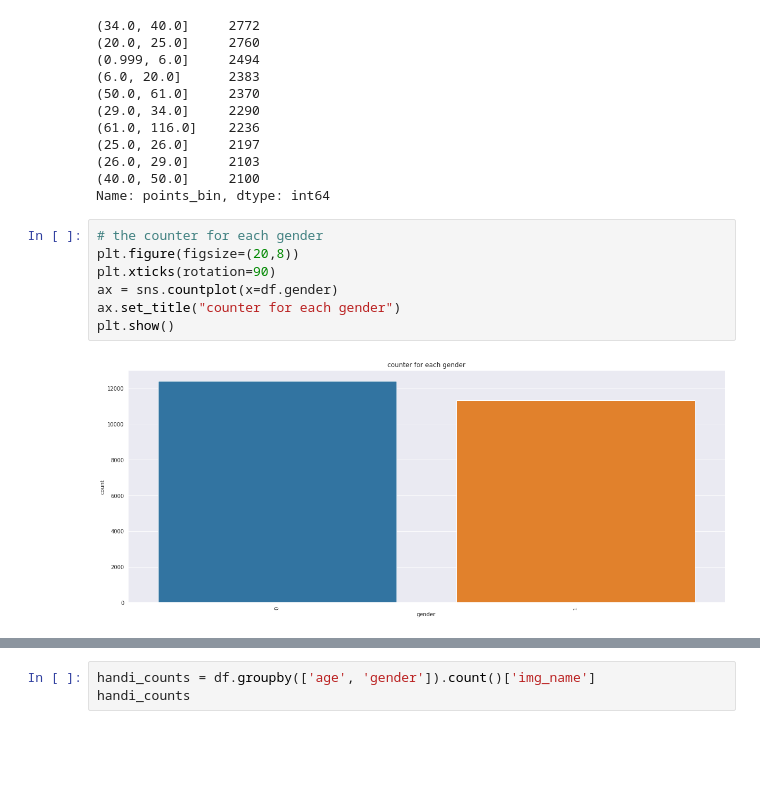
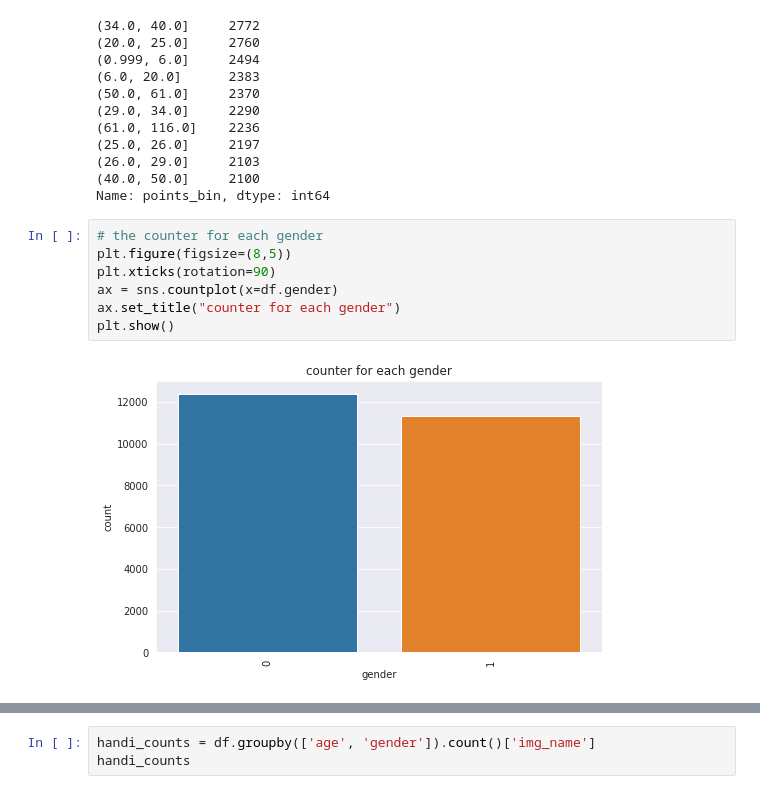
Before and after one commit to Raghad770/UTK, a Jupyter notebook: utk-age-estimation.ipynb, the cells around one changed output, grey strips where cells are left out. Cells and saved outputs as stored; diff of their text form; blank space fills up the shorter version.

```diff
--- a/utk-age-estimation.ipynb
+++ b/utk-age-estimation.ipynb
@@ -217,10 +217,10 @@ df['points_bin'].value_counts()
 Name: points_bin, dtype: int64
 # %%
 # the counter for each gender
-plt.figure(figsize=(20,8))
+plt.figure(figsize=(8,5))
 plt.xticks(rotation=90)
 ax = sns.countplot(x=df.gender)
 ax.set_title("counter for each gender")
 plt.show()
 # %% [output]
-[figure, old version]
+[figure, new version]
```
Also changed, not shown: parts of 7 cells of this notebook.
